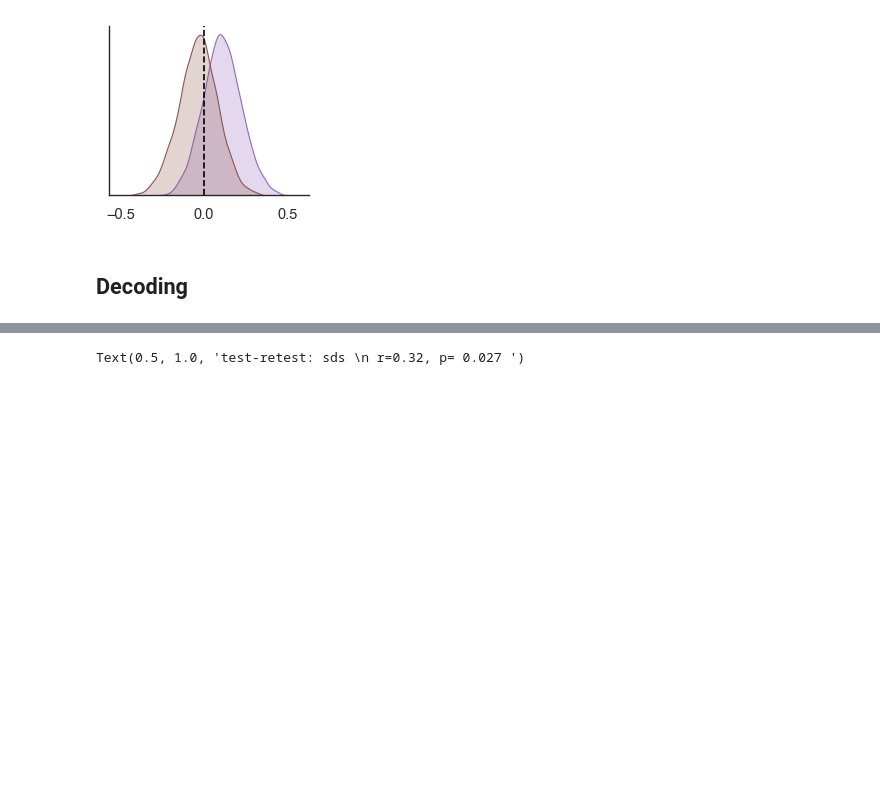
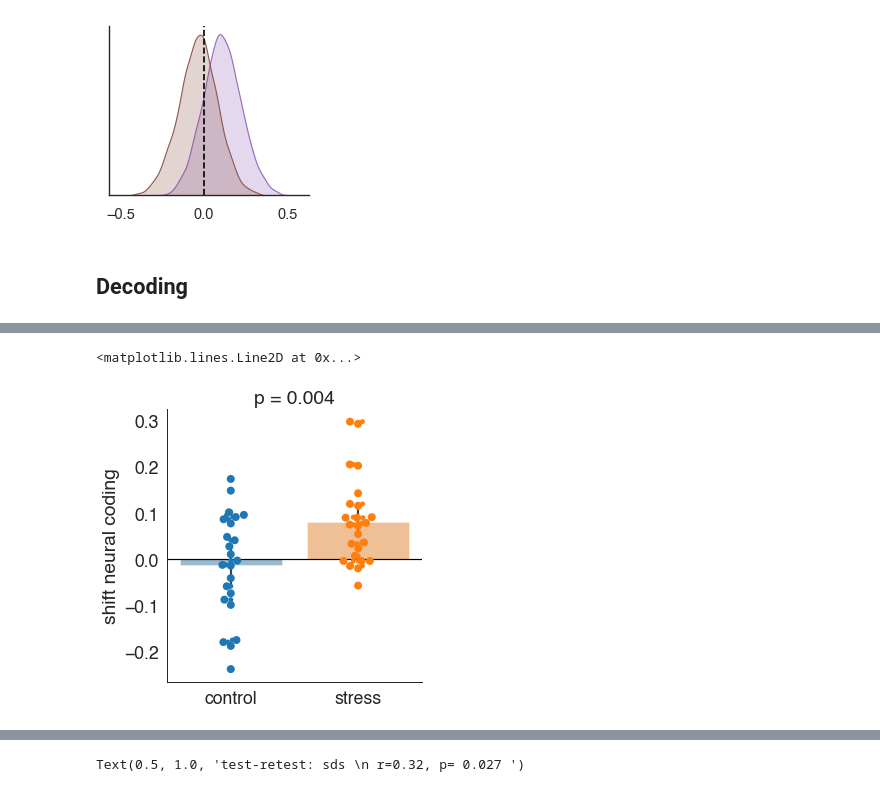
Before and after one commit to Gilles86/stress_risk, a Jupyter notebook: stress_risk/plots_for_paper/paper_fig_probit.ipynb, the cells around one changed output, grey strips where cells are left out. Cells and saved outputs as stored; diff of their text form; code cells hidden in the pictures; blank space fills up the shorter version.

```diff
--- a/stress_risk/plots_for_paper/paper_fig_probit.ipynb
+++ b/stress_risk/plots_for_paper/paper_fig_probit.ipynb
@@ -202,0 +207,20 @@ plt.axhline(0, c='black')
+# %%
+# outlier removed
+max_val = temp['E_dif'].max()
+min_val = temp['E_dif'].min()
+filtered_temp = temp[(temp['E_dif'] != max_val) & (temp['E_dif'] != min_val)]
+
+sns.catplot(data=filtered_temp.reset_index(), x='group_name', y='E_dif',  kind='swarm') #kind='bar',,errorbar=get_hdi
+
+sns.barplot(data=filtered_temp.reset_index(), x='group_name', y='E_dif', alpha=0.5)
+sns.swarmplot(data=filtered_temp.reset_index(), x='group_name', y='E_dif', size=8)
+
+plt.xlabel(None)
+plt.ylabel('shift neural coding')
+an = pingouin.anova(data=filtered_temp.reset_index(), dv='E_dif', between='group')
+p_val = np.round(an['p-unc'][0],3)
+plt.title(f'p = {p_val}')
+plt.axhline(0, c='black')
+# %% [output]
+<matplotlib.lines.Line2D at 0x...>
+[figure, added]
```
Also changed, not shown: parts of 13 cells of this notebook, 4 other files.
